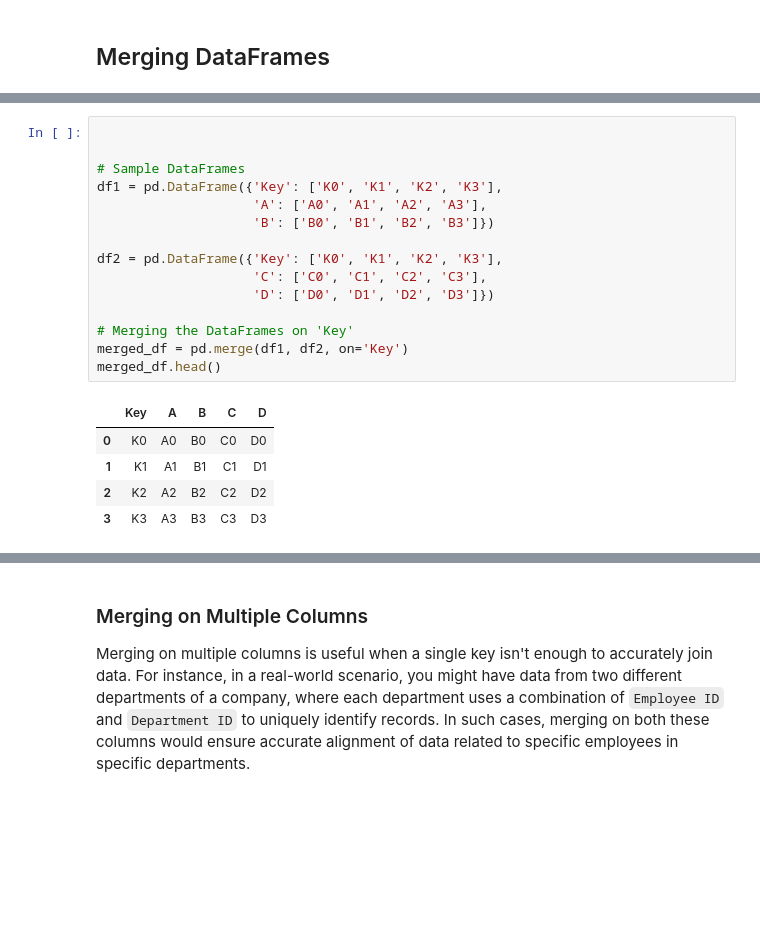
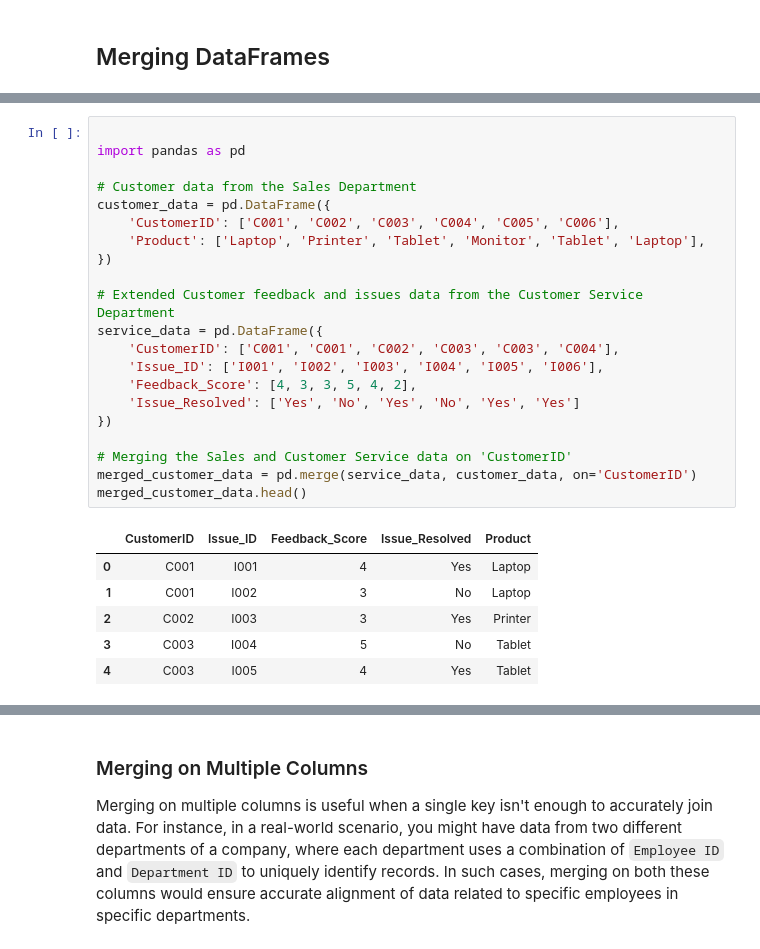
Before and after one commit to AI-Core/Content-Public-dev, a Jupyter notebook: Content/units/Data-Handling/2. Data Manipulation with Pandas/4. DataFrame Manipulations/Notebook.ipynb, the cells around one changed output, grey strips where cells are left out. Drawn from its saved outputs; the diff is of its cells as text; blank space fills up the shorter version.

```diff
--- a/Content/units/Data-Handling/2. Data Manipulation with Pandas/4. DataFrame Manipulations/Notebook.ipynb
+++ b/Content/units/Data-Handling/2. Data Manipulation with Pandas/4. DataFrame Manipulations/Notebook.ipynb
@@ -142,24 +142,31 @@ Merging two `DataFrame`s is often based on one or more common columns. The defau
-# %%
-
-
-# Sample DataFrames
-df1 = pd.DataFrame({'Key': ['K0', 'K1', 'K2', 'K3'],
-                    'A': ['A0', 'A1', 'A2', 'A3'],
-                    'B': ['B0', 'B1', 'B2', 'B3']})
-
-df2 = pd.DataFrame({'Key': ['K0', 'K1', 'K2', 'K3'],
-                    'C': ['C0', 'C1', 'C2', 'C3'],
-                    'D': ['D0', 'D1', 'D2', 'D3']})
-
-# Merging the DataFrames on 'Key'
-merged_df = pd.merge(df1, df2, on='Key')
-merged_df.head()
-# %% [output]
-|  | Key | A | B | C | D |
-| 0 | K0 | A0 | B0 | C0 | D0 |
-| 1 | K1 | A1 | B1 | C1 | D1 |
-| 2 | K2 | A2 | B2 | C2 | D2 |
-| 3 | K3 | A3 | B3 | C3 | D3 |
+# %%
+
+import pandas as pd
+
+# Customer data from the Sales Department
+customer_data = pd.DataFrame({
+    'CustomerID': ['C001', 'C002', 'C003', 'C004', 'C005', 'C006'],
+    'Product': ['Laptop', 'Printer', 'Tablet', 'Monitor', 'Tablet', 'Laptop'],
+})
+
+# Extended Customer feedback and issues data from the Customer Service Department
+service_data = pd.DataFrame({
+    'CustomerID': ['C001', 'C001', 'C002', 'C003', 'C003', 'C004'],
+    'Issue_ID': ['I001', 'I002', 'I003', 'I004', 'I005', 'I006'],
+    'Feedback_Score': [4, 3, 3, 5, 4, 2],
+    'Issue_Resolved': ['Yes', 'No', 'Yes', 'No', 'Yes', 'Yes']
+})
+
+# Merging the Sales and Customer Service data on 'CustomerID'
+merged_customer_data = pd.merge(service_data, customer_data, on='CustomerID')
+merged_customer_data.head()
+# %% [output]
+|  | CustomerID | Issue_ID | Feedback_Score | Issue_Resolved | Product |
+| 0 | C001 | I001 | 4 | Yes | Laptop |
+| 1 | C001 | I002 | 3 | No | Laptop |
+| 2 | C002 | I003 | 3 | Yes | Printer |
+| 3 | C003 | I004 | 5 | No | Tablet |
+| 4 | C003 | I005 | 4 | Yes | Tablet |
 # %% [markdown]
 
 ### Types of Joins
```
Also changed, not shown: parts of 25 cells of this notebook, 27 other files.
